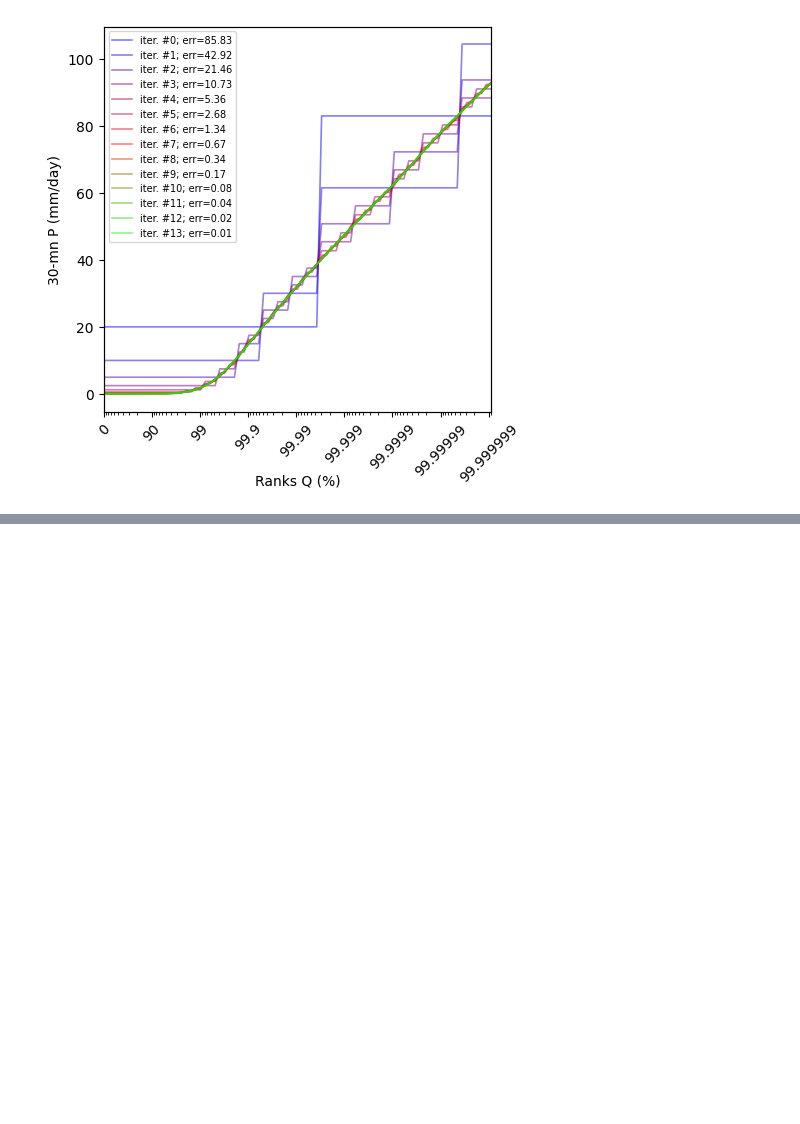
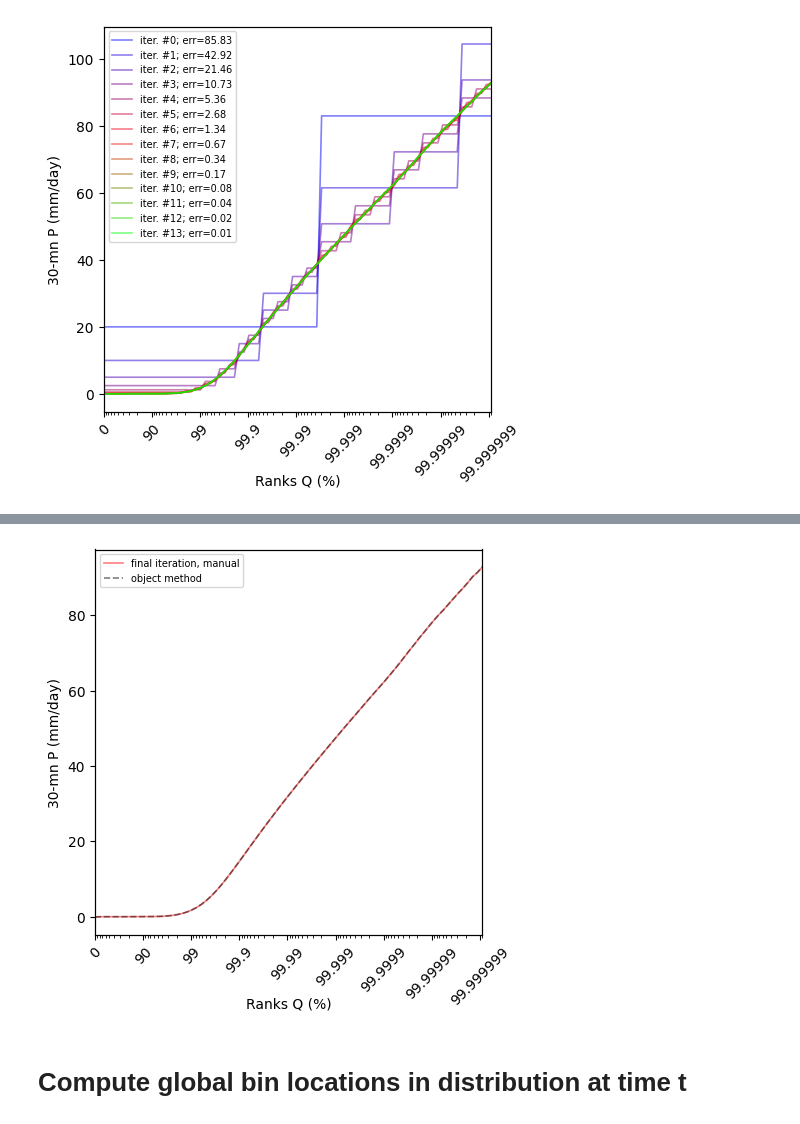
Before and after one commit to bfildier/explore-multiscale-extremes, a Jupyter notebook: scripts/explore_gridded_rain_extremes_DYAMOND-SAM.ipynb, the cells around one changed output, grey strips where cells are left out. Drawn from its saved outputs; the diff is of its cells as text; code cells hidden in the pictures; blank space fills up the shorter version.

Commit message:
choose regional data in DYAMOND

```diff
--- a/scripts/explore_gridded_rain_extremes_DYAMOND-SAM.ipynb
+++ b/scripts/explore_gridded_rain_extremes_DYAMOND-SAM.ipynb
@@ -539,7 +521,7 @@ array([          0,  3134077879,  5623564428,  7601033884,  9171793706,
 #---- DEV ----#
 
 #--- main algorithm
-target_ranks = dist_pr.ranks
+target_ranks = cs_tropics.dist_pr.ranks
 N_Q = len(target_ranks)
 
 target_nless = np.array(N_global*target_ranks/100,dtype=int)
@@ -827,0 +788,14 @@ max_global = np.nanmax(max_sub)
+# %%
+cs_tropics = CaseStudy(name='DYAMOND-SAM',
+                       region='tropics',
+                       rel_tab_dyam_seg=loadRelTable('DYAMOND_SEG'))
+# %%
+cs_tropics.setSimulationSpecs(i_t_min = 832,
+                              i_t_max = 1917,
+                              lat_slice=slice(-30,30))
+
+# where sliced distributions are stored
+cs_tropics.setDirectories(dir_dist_sliced=os.path.join(DIR_OUT,'time_slices'))
+
+# load all distributions
+cs_tropics.loadDistPrSliced()
@@ -847,0 +856,31 @@ Wall time: 2.53 s
+# %%
+# Check if implementation in object is correct
+# Compare with manual calculation
+
+fig,ax = plt.subplots(figsize=(5,5))
+
+rankmax = 99.999999
+ranks = cs_tropics.dist_pr.ranks
+
+# frame
+setFrame(ax,rankmin=0,rankmax=rankmax,xtickrotation=45) # in here, duplicate the outer axis for fixing independent frame
+
+# Manual
+showData(ax,ranks,Pe_c,color='r',linewidth=1.2,alpha=0.5,rankmin=0,rankmax=rankmax,label='final iteration, manual')
+
+# embedded method DistributionChunked.computeDistribution
+showData(ax,ranks,cs_tropics.dist_pr.percentiles,color='k',linestyle='--',linewidth=1.2,alpha=0.5,rankmin=0,rankmax=rankmax,label='object method')
+
+
+#- labels
+ax.set_xlabel('Ranks Q (%)',labelpad=45)
+ax.set_ylabel('30-mn P (mm/day)')
+ax.legend(fontsize=7)
+
+# plt.savefig(os.path.join(DIR_FIG,'check_object_method_computePercentilesFromRanks.png'),dpi=200,bbox_inches='tight')
+
+plt.show()
+# %% [output]
+[figure, added]
+# %% [markdown]
+# Compute global bin locations in distribution at time t
```
Also changed, not shown: parts of 16 cells of this notebook, 5 other files.
